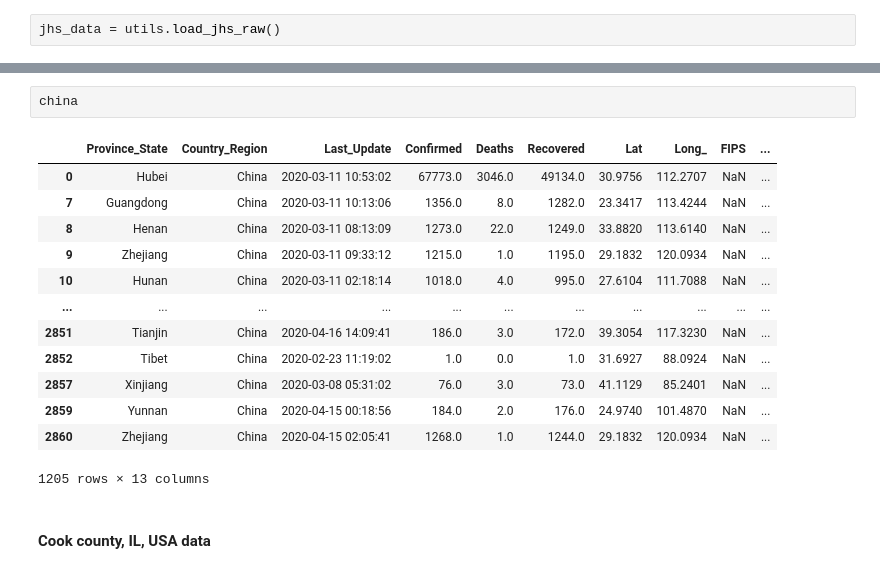
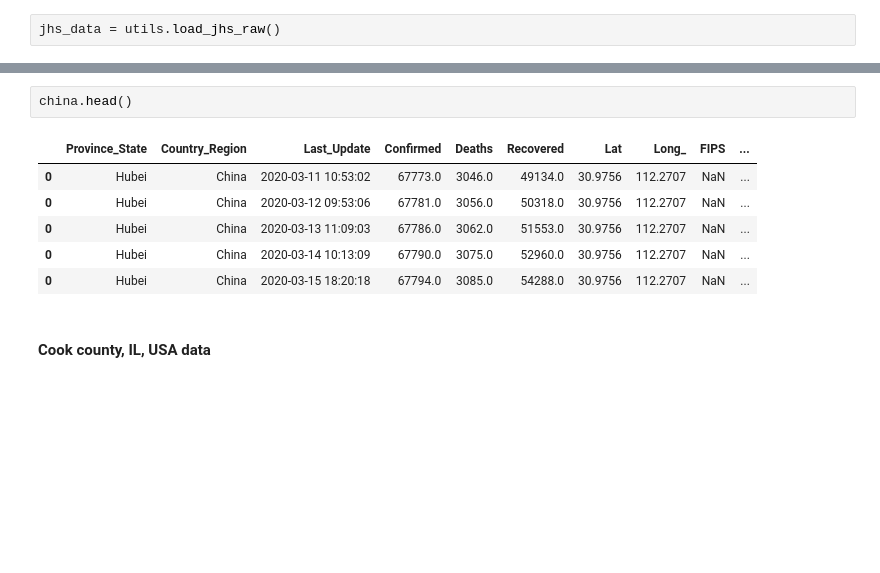
Before and after one commit to jianxu305/nCov2019_analysis, a Jupyter notebook: src/data_sources.ipynb, the cells around one changed output, grey strips where cells are left out. Cells and saved outputs as stored; diff of their text form; blank space fills up the shorter version.

```diff
--- a/src/data_sources.ipynb
+++ b/src/data_sources.ipynb
@@ -35,18 +24,11 @@ pd.pivot_table(china, index='Update_Date', values='Deaths', aggfunc='sum')
 # %%
-china
+china.head()
 # %% [output]
 |  | Province_State | Country_Region | Last_Update | Confirmed | Deaths | Recovered | Lat | Long_ | FIPS | ... |
 | 0 | Hubei | China | 2020-03-11 10:53:02 | 67773.0 | 3046.0 | 49134.0 | 30.9756 | 112.2707 | NaN | ... |
-| 7 | Guangdong | China | 2020-03-11 10:13:06 | 1356.0 | 8.0 | 1282.0 | 23.3417 | 113.4244 | NaN | ... |
-| 8 | Henan | China | 2020-03-11 08:13:09 | 1273.0 | 22.0 | 1249.0 | 33.8820 | 113.6140 | NaN | ... |
-| 9 | Zhejiang | China | 2020-03-11 09:33:12 | 1215.0 | 1.0 | 1195.0 | 29.1832 | 120.0934 | NaN | ... |
-| 10 | Hunan | China | 2020-03-11 02:18:14 | 1018.0 | 4.0 | 995.0 | 27.6104 | 111.7088 | NaN | ... |
-| ... | ... | ... | ... | ... | ... | ... | ... | ... | ... | ... |
-| 2851 | Tianjin | China | 2020-04-16 14:09:41 | 186.0 | 3.0 | 172.0 | 39.3054 | 117.3230 | NaN | ... |
-| 2852 | Tibet | China | 2020-02-23 11:19:02 | 1.0 | 0.0 | 1.0 | 31.6927 | 88.0924 | NaN | ... |
-| 2857 | Xinjiang | China | 2020-03-08 05:31:02 | 76.0 | 3.0 | 73.0 | 41.1129 | 85.2401 | NaN | ... |
-| 2859 | Yunnan | China | 2020-04-15 00:18:56 | 184.0 | 2.0 | 176.0 | 24.9740 | 101.4870 | NaN | ... |
-| 2860 | Zhejiang | China | 2020-04-15 02:05:41 | 1268.0 | 1.0 | 1244.0 | 29.1832 | 120.0934 | NaN | ... |
+| 0 | Hubei | China | 2020-03-12 09:53:06 | 67781.0 | 3056.0 | 50318.0 | 30.9756 | 112.2707 | NaN | ... |
+| 0 | Hubei | China | 2020-03-13 11:09:03 | 67786.0 | 3062.0 | 51553.0 | 30.9756 | 112.2707 | NaN | ... |
+| 0 | Hubei | China | 2020-03-14 10:13:09 | 67790.0 | 3075.0 | 52960.0 | 30.9756 | 112.2707 | NaN | ... |
+| 0 | Hubei | China | 2020-03-15 18:20:18 | 67794.0 | 3085.0 | 54288.0 | 30.9756 | 112.2707 | NaN | ... |
-1205 rows × 13 columns
 # %% [markdown]
 #### Cook county, IL, USA data
```
Also changed, not shown: parts of 7 cells of this notebook, 5 other files.
